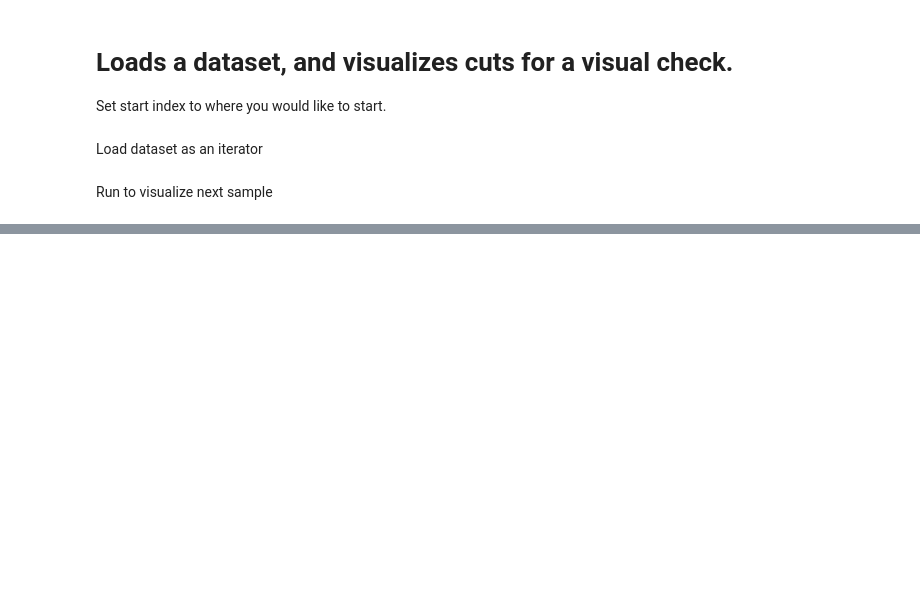
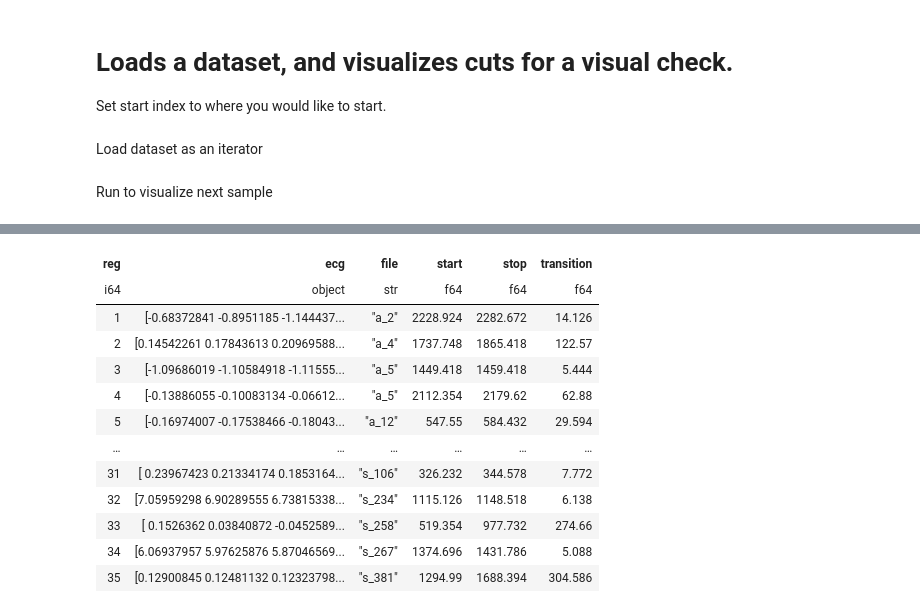
Before and after one commit to halli2/cci, a Jupyter notebook: verify_dataset.ipynb, the cells around one changed output, grey strips where cells are left out. Drawn from its saved outputs; the diff is of its cells as text; code cells hidden in the pictures; blank space fills up the shorter version.

```diff
--- a/verify_dataset.ipynb
+++ b/verify_dataset.ipynb
@@ -76,10 +75,10 @@ blueprint = Blueprint(
 # %% [markdown]
 Load dataset as an iterator
 # %%
+START_INDEX = 419
 dfb_df = pl.read_csv(DATASET_FOLDER / "dfb.csv")
 iterator = iter(
-    dfb_df.with_row_index()
-    .select(
+    dfb_df.select(
         [
             "index",
             "file",
@@ -96,8 +95,7 @@ iterator = iter(
             "stop2",
             "stop3",
         ]
-    )
-    .rows()
+    ).rows()
 )
 
 [next(iterator) for _ in range(START_INDEX)];
@@ -156,0 +135,68 @@ for i, (epi, start, stop) in enumerate(
+# %%
+completed_epis = [
+    # AS
+    ("AS", "VT"),
+    ("AS", "VF"),
+    ("AS", "PE"),
+    ("AS", "PR"),
+    # VT
+    ("VT", "AS"),
+    ("VT", "VF"),
+    ("VT", "PE"),
+    ("VT", "PR"),
+    # VF
+    ("VF", "AS"),
+    ("VF", "VT"),
+    ("VF", "PE"),
+    ("VF", "PR"),
+    # PE
+    ("PE", "AS"),
+    ("PE", "VT"),
+    ("PE", "VF"),
+    ("PE", "PR"),
+    # PR
+    ("PR", "AS"),
+    ("PR", "VT"),
+    ("PR", "VF"),
+    ("PR", "PE"),
+]
+
+EPI = "PR"
+EPI_NEXT = "PE"
+
+df = pl.read_csv(DATASET_FOLDER / "override_df.csv").filter(
+    pl.col("EPI") == f"H{EPI}", pl.col("epi1") == f"H{EPI_NEXT}"
+)
+
+iterator = iter(df.partition_by(by="file"))
+
+
+def get_segments(cuts: str):
+    segments = scipy.io.loadmat(
+        f"../Database/{cuts}_cuts/cuts_{EPI}_{EPI_NEXT}.mat",
+        simplify_cells=True,
+    )[f"cuts_{EPI}_{EPI_NEXT}"]["segment"]
+    collected = []
+    for i, segment in enumerate(segments):
+        reg_num = i + 1
+        ecg = segment["ECG"]
+        info = segment["info"]
+        file = info["episode_name"]
+        start = info["start"]
+        stop = info["stop"]
+        if cuts == "Original":
+            transition = segment["transition_time"]
+        else:
+            transition = segment["new_transition_time"]
+        collected.append(
+            {"reg": reg_num, "ecg": ecg, "file": file, "start": start, "stop": stop, "transition": transition}
+        )
+    return pl.DataFrame(collected)
+
+
+# org = get_segments("Original")
+revised = get_segments("Revised")
+
+df
+revised
+# %% [output]
@@ -156,0 +204,13 @@ for i, (epi, start, stop) in enumerate(
+| reg | ecg | file | start | stop | transition |
+| i64 | object | str | f64 | f64 | f64 |
+| 1 | [-0.68372841 -0.8951185 -1.144437... | "a_2" | 2228.924 | 2282.672 | 14.126 |
+| 2 | [0.14542261 0.17843613 0.20969588... | "a_4" | 1737.748 | 1865.418 | 122.57 |
+| 3 | [-1.09686019 -1.10584918 -1.11555... | "a_5" | 1449.418 | 1459.418 | 5.444 |
+| 4 | [-0.13886055 -0.10083134 -0.06612... | "a_5" | 2112.354 | 2179.62 | 62.88 |
+| 5 | [-0.16974007 -0.17538466 -0.18043... | "a_12" | 547.55 | 584.432 | 29.594 |
+| … | … | … | … | … | … |
+| 31 | [ 0.23967423 0.21334174 0.1853164... | "s_106" | 326.232 | 344.578 | 7.772 |
+| 32 | [7.05959298 6.90289555 6.73815338... | "s_234" | 1115.126 | 1148.518 | 6.138 |
+| 33 | [ 0.1526362 0.03840872 -0.0452589... | "s_258" | 519.354 | 977.732 | 274.66 |
+| 34 | [6.06937957 5.97625876 5.87046569... | "s_267" | 1374.696 | 1431.786 | 5.088 |
+| 35 | [0.12900845 0.12481132 0.12323798... | "s_381" | 1294.99 | 1688.394 | 304.586 |
```
Also changed, not shown: parts of 7 cells of this notebook, 6 other files.
